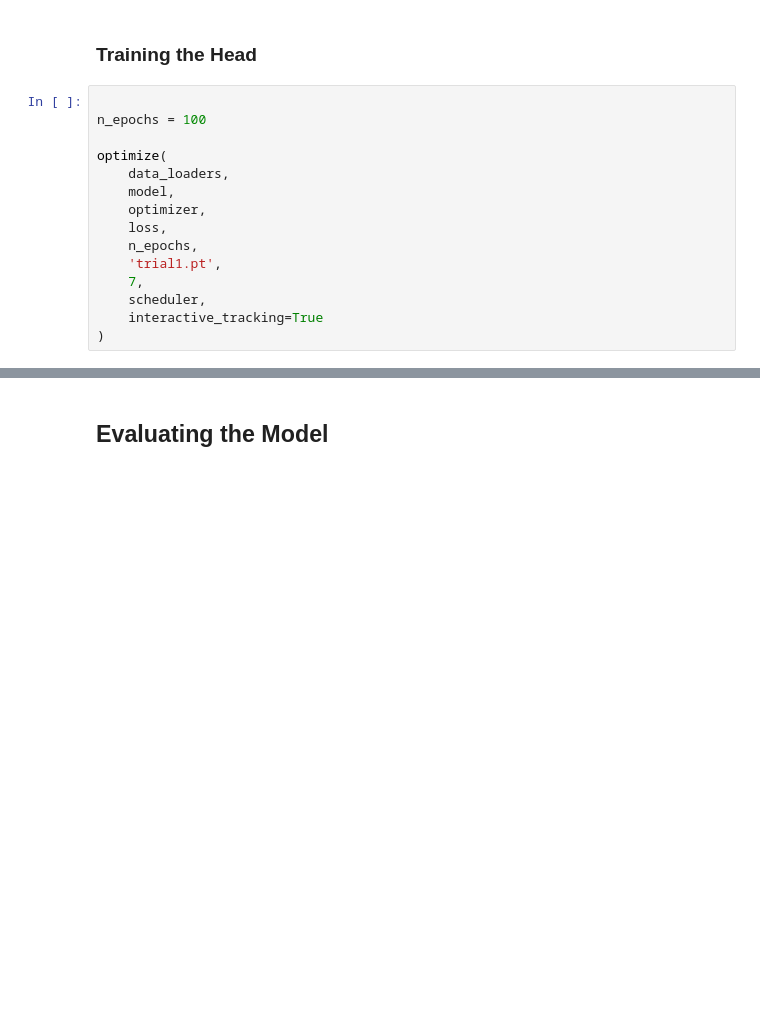
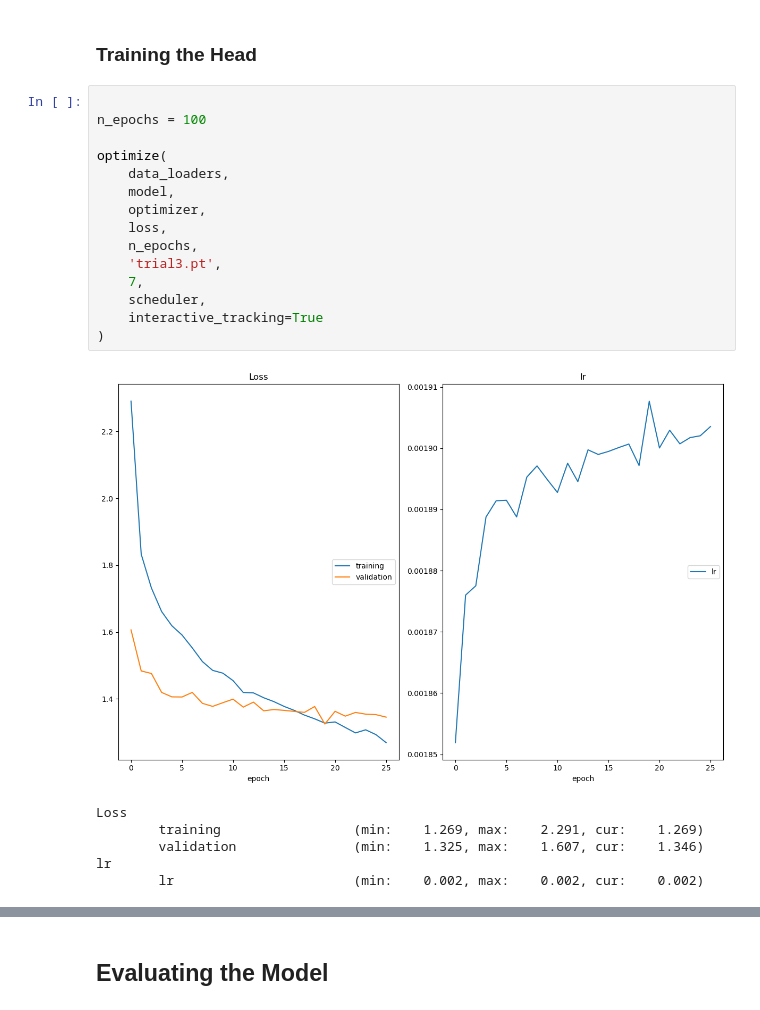
Before and after one commit to gw3ntd/ml2_proj3, a Jupyter notebook: cif100.ipynb, the cells around one changed output, grey strips where cells are left out. Drawn from its saved outputs; the diff is of its cells as text; blank space fills up the shorter version.

```diff
--- a/cif100.ipynb
+++ b/cif100.ipynb
@@ -450,15 +434,22 @@ def optimize(data_loaders, model, optimizer, loss, n_epochs, save_path, patience
 # %%
 
 n_epochs = 100
 
 optimize(
     data_loaders,
     model,
     optimizer,
     loss,
     n_epochs,
-    'trial1.pt',
+    'trial3.pt',
     7,
     scheduler,
     interactive_tracking=True
 )
+# %% [output]
+[figure, added]
+Loss
+        training                 (min:    1.269, max:    2.291, cur:    1.269)
+        validation               (min:    1.325, max:    1.607, cur:    1.346)
+lr
+        lr                       (min:    0.002, max:    0.002, cur:    0.002)
```
Also changed, not shown: parts of 6 cells of this notebook, 3 other files.
